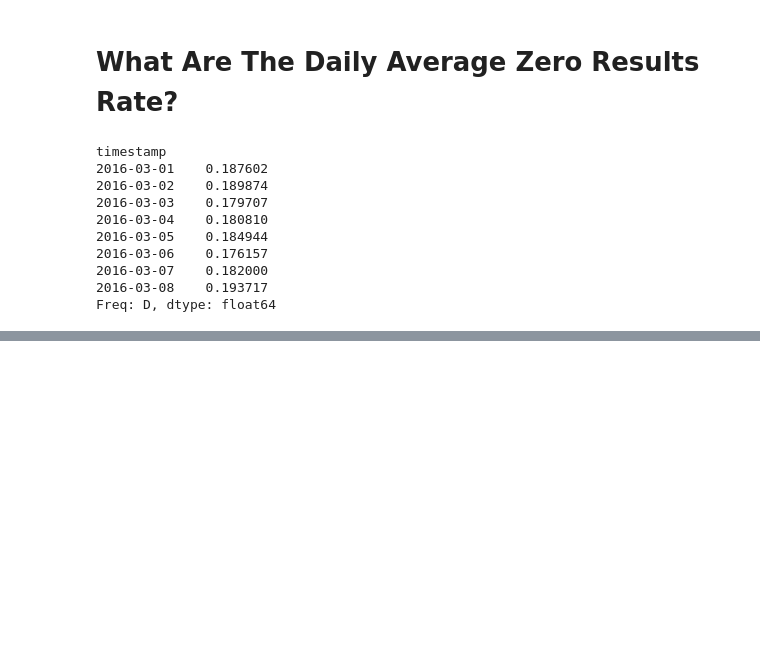
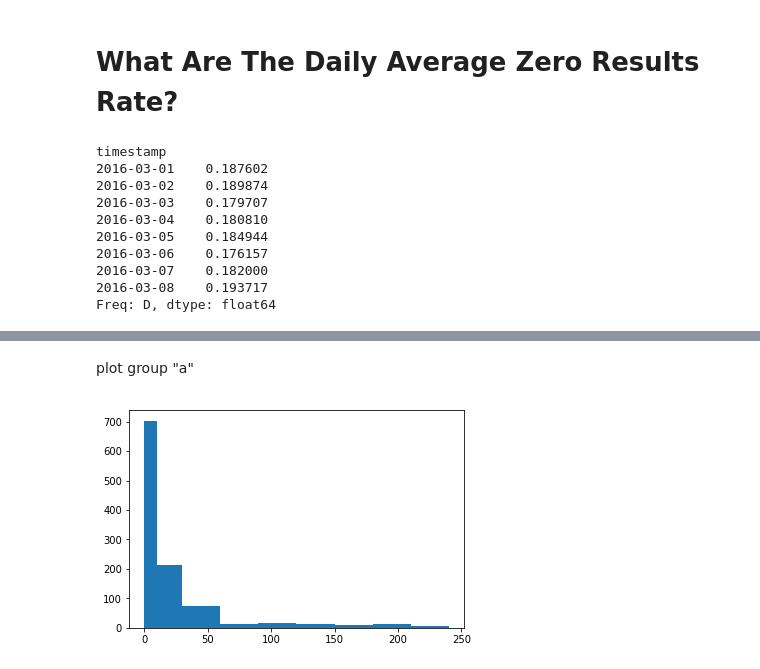
Before and after one commit to raulvillagrasa/Test_Nespresso, a Jupyter notebook: src/Report.ipynb, the cells around one changed output, grey strips where cells are left out. Cells and saved outputs as stored; diff of their text form; code cells hidden in the pictures; blank space fills up the shorter version.

```diff
--- a/src/Report.ipynb
+++ b/src/Report.ipynb
@@ -166,0 +250,10 @@ dtype: float64
+# %%
+data_merge['session_length'] = session_length
+session_length_by_group_a = data_merge[data_merge['group_start']=='a']['session_length'].value_counts()
+session_length_by_group_b = data_merge[data_merge['group_start']=='b']['session_length'].value_counts()
+# %% [markdown]
+plot group "a"
+# %%
+plot_ses_len_a = plt.hist(session_length_by_group_a, bins=bins)
+# %% [output]
+[figure, added]
```
Also changed, not shown: parts of 30 cells of this notebook, 1 other file.
